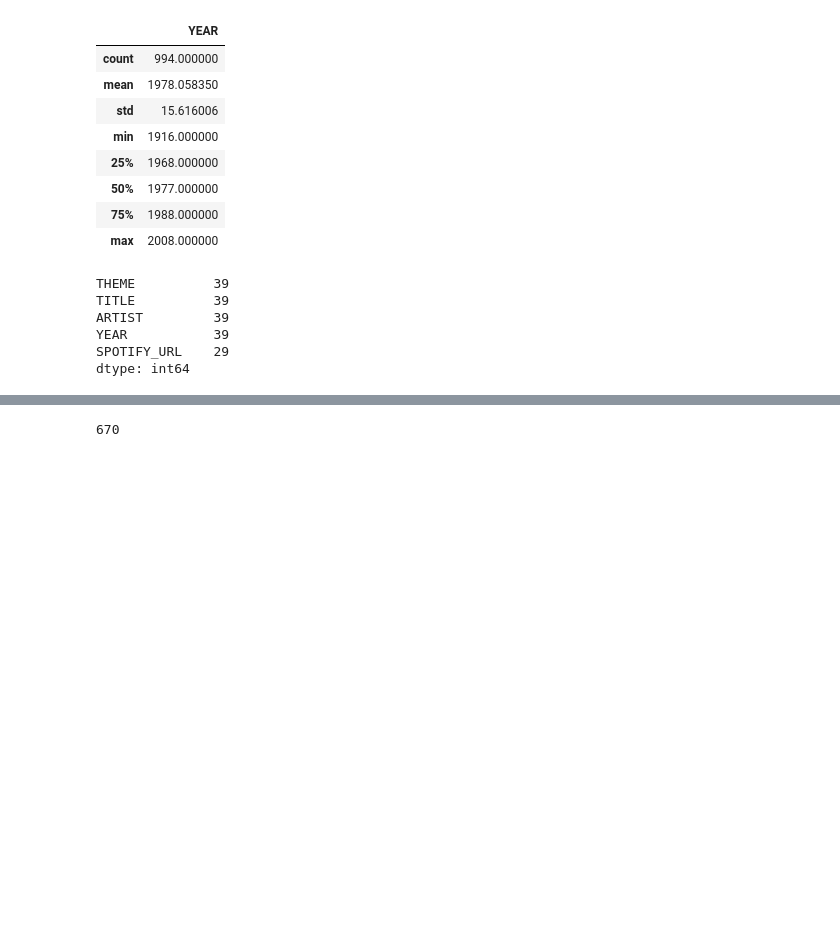
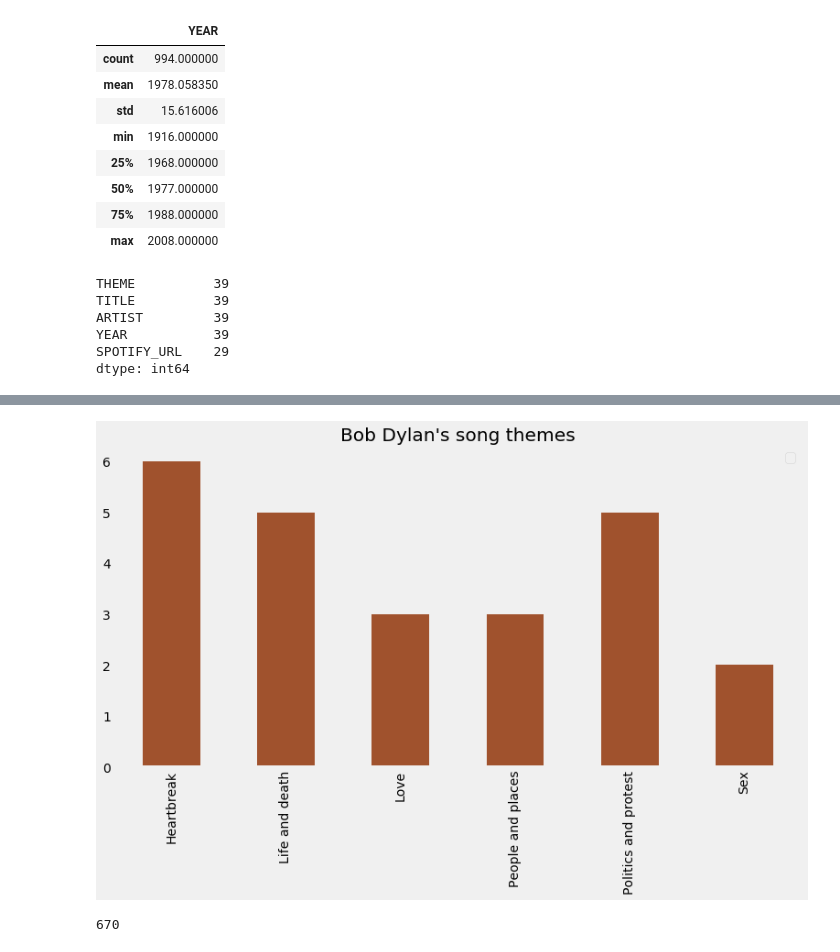
Before and after one commit to vishnuyar/songstolisten, a Jupyter notebook: songstolisten.ipynb, the cells around one changed output, grey strips where cells are left out. Cells and saved outputs as stored; diff of their text form; code cells hidden in the pictures; blank space fills up the shorter version.

```diff
--- a/songstolisten.ipynb
+++ b/songstolisten.ipynb
@@ -115,3 +133,13 @@ ax.grid(False)
+# %%
+fig = plt.figure(figsize=(12,6),clear=True)
+ax = fig.subplots()
+data_df[data_df.ARTIST=='Bob Dylan'].groupby('THEME')['THEME'].count().plot(kind='bar',ax=ax,color='sienna')
+ax.set_title("Bob Dylan's song themes");
+ax.legend("")
+ax.set_xlabel("")
+ax.grid(False)
+# %% [output]
+[figure, added]
 # %%
 data_df.ARTIST.nunique()
 # %% [output]
```
Also changed, not shown: parts of 4 cells of this notebook.
